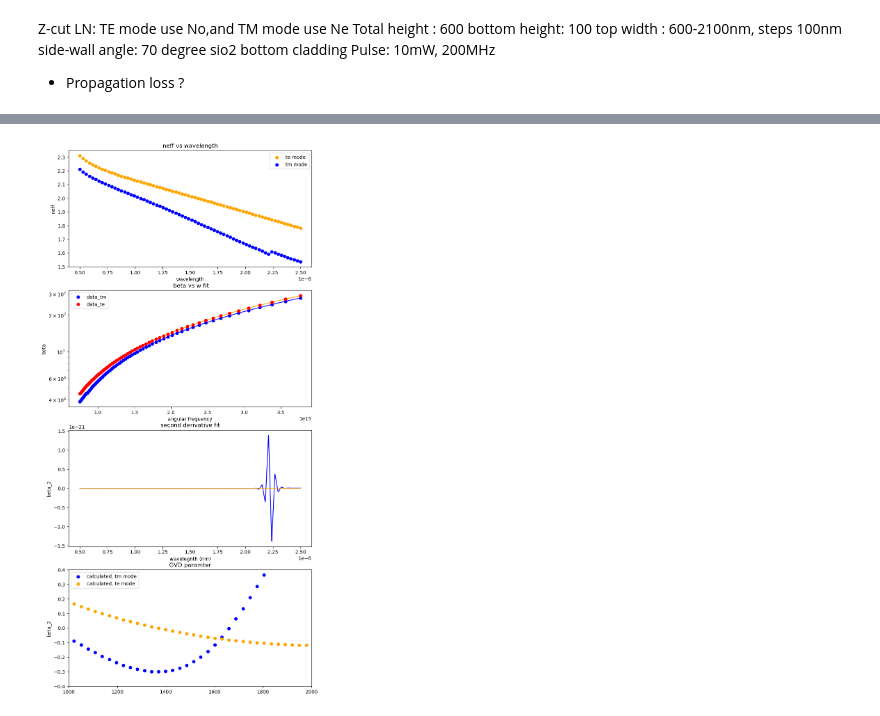
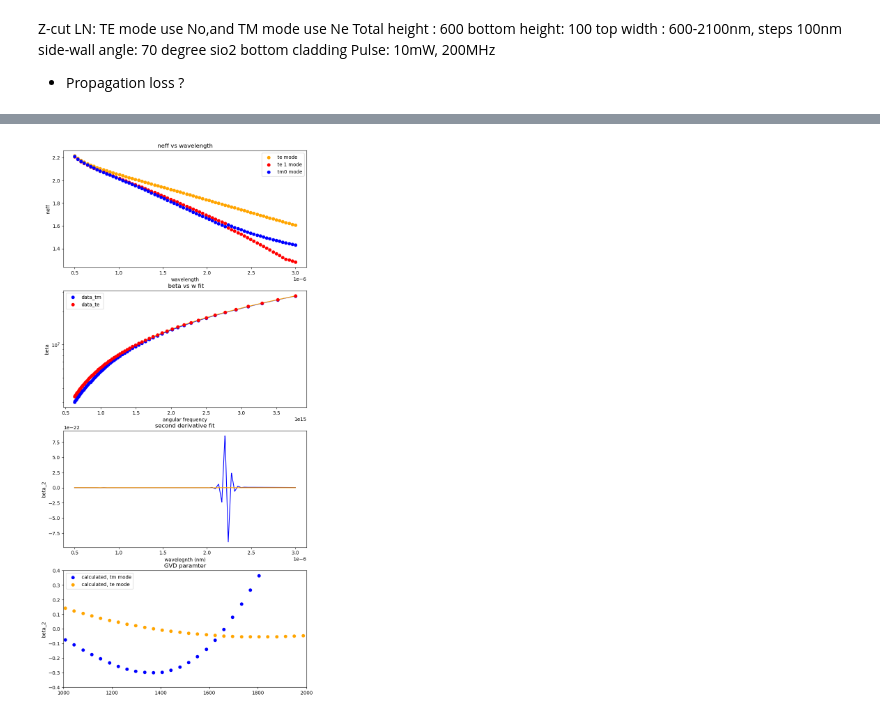
Before and after one commit to elizaleung830/SC-generation-stimulation, a Jupyter notebook: SCG_Stimulation/Simulation/2.1um/GVD.ipynb, the cells around one changed output, grey strips where cells are left out. Saved outputs shown, nothing was run; the diff lists cells and outputs as text; code cells hidden in the pictures.

```diff
--- a/SCG_Stimulation/Simulation/2.1um/GVD.ipynb
+++ b/SCG_Stimulation/Simulation/2.1um/GVD.ipynb
@@ -144,11 +118,12 @@ from scipy.constants import speed_of_light as c
 import pandas as pd
 top_width = 2.1
 data_tm = np.load(f"data_w_{2.1}_e.npz")
-data_te = np.load(f"data_w_{2.1}_o.npz")
-neff_list_tm = np.array(np.real(data_tm['neff_list_tm']))
+data_te = np.load(f"data_w_{2.1}_e.npz")
 neff_list_te = np.array(np.real(data_te['neff_list_te']))
+neff_list_te1 = np.array(np.real(data_te['neff_list_te1']))
+neff_list_tm = np.array(np.real(data_te['neff_list_tm0']))
 
-wls = np.linspace(500, 2500, 70)*1e-9
+wls = np.linspace(500, 3000, 70)*1e-9
 angular_freq =  lambda w:(c/ w) * 2 * np.pi
 beta_tm = neff_list_tm * 2*np.pi/(wls)
 beta_te = neff_list_te * 2*np.pi/(wls)
@@ -172,7 +147,8 @@ axs[0].set_xlabel("wavelength")
 axs[0].set_ylabel("neff")
 axs[0].set_title("neff vs wavelength")
 axs[0].scatter(wls,neff_list_te, color="orange", label = "te mode")
-axs[0].scatter(wls,neff_list_tm, color="blue", label = "tm mode")
+axs[0].scatter(wls,neff_list_te1, color="red", label = "te 1 mode")
+axs[0].scatter(wls,neff_list_tm, color="blue", label = "tm0 mode")
 axs[0].legend()
 
 #-----------beta plot-----------------
@@ -183,31 +159,31 @@ axs[1].semilogy(x_range,y_spl_tm(x_range), color="b")
 axs[1].semilogy(x_range,y_spl_te(x_range), color="orange")
 axs[1].semilogy(angular_freq(wls),beta_tm,'bo',label = 'data_tm')
 axs[1].semilogy(angular_freq(wls),beta_te,'ro',label = 'data_te')
 axs[1].legend()
 
 #-----------beta_2 plot-----------------
 y_spl_2d_tm = y_spl_tm.derivative(n=2)
 y_spl_2d_te = y_spl_te.derivative(n=2)
 axs[2].set_xlabel("wavelegnth (nm)")
 axs[2].set_ylabel("beta_2")
 axs[2].set_title("second derivative fit")
 
 axs[2].plot(w_range,y_spl_2d_tm(x_range) , color="blue")
 axs[2].plot(w_range,y_spl_2d_te(x_range) , color="orange")
 
 #-----------beta_2 plot---------------------------
 beta_2_tm = y_spl_2d_tm(angular_freq(wls)) * 1e24
 beta_2_te = y_spl_2d_te(angular_freq(wls)) * 1e24
 
 axs[3].scatter(wls * 1e9, beta_2_tm, label = "calculated, tm mode", c="blue")
 axs[3].scatter(wls * 1e9, beta_2_te, label = "calculated, te mode", c="orange")
 
 axs[3].set_ylabel("beta_2")
 axs[3].set_title("GVD paramter")
 axs[3].legend()
 axs[3].set_xlim(1000,2000)
 axs[3].set_ylim(-0.4,0.4)
 
 plt.show()
 # %% [output]
-[figure, old version]
+[figure, new version]
```
Also changed, not shown: parts of 1 cell of this notebook, 9 other files.
